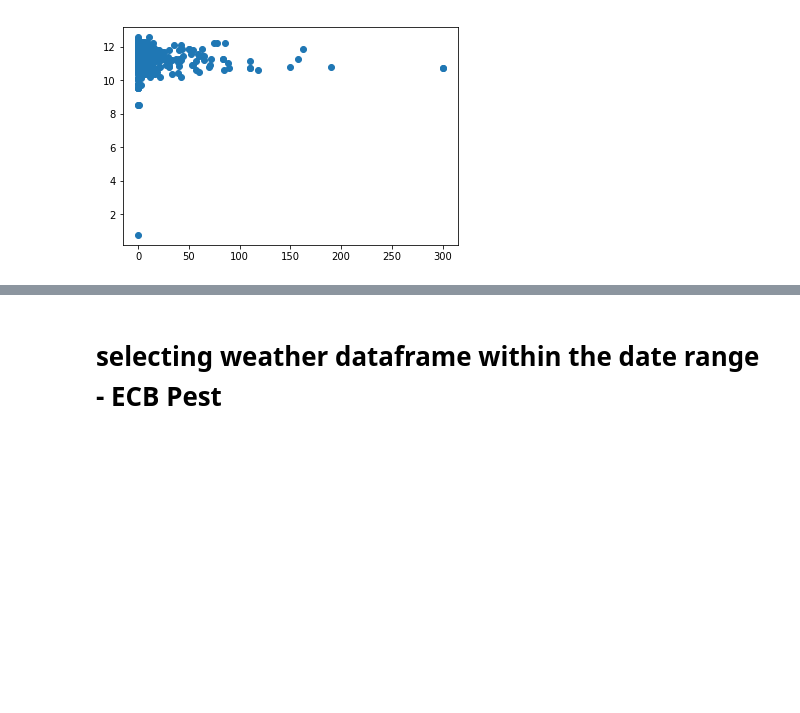
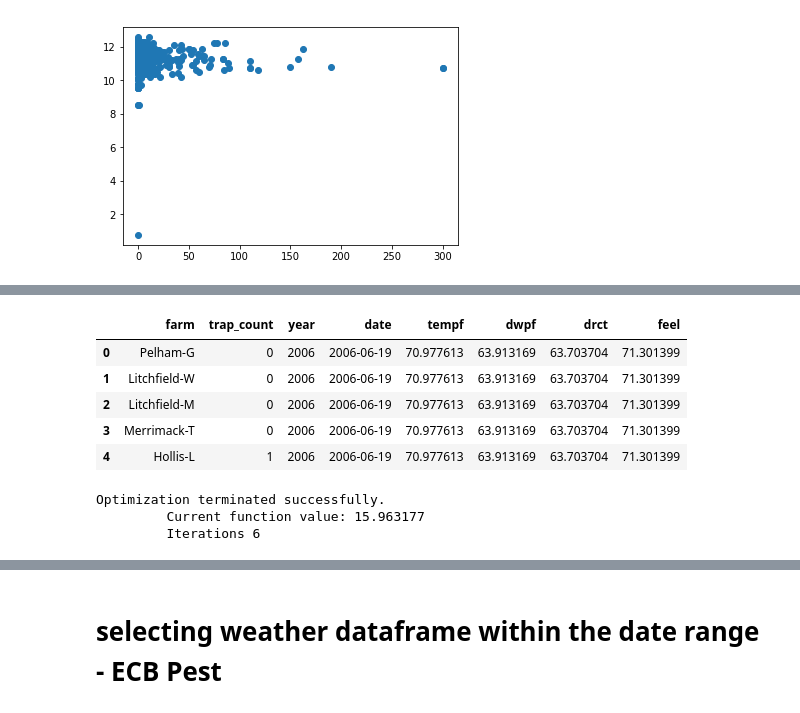
Before and after one commit to ramgautam06/CS898-Masters-Project, a Jupyter notebook: RamGautam_Project.ipynb, the cells around one changed output, grey strips where cells are left out. Saved outputs shown, nothing was run; the diff lists cells and outputs as text; code cells hidden in the pictures; blank space fills up the shorter version.

Commit message:
poisson model 1

```diff
--- a/RamGautam_Project.ipynb
+++ b/RamGautam_Project.ipynb
@@ -553,0 +536,9 @@ Root Mean Squared Eror (RMSE):  29.342627102022924
+# %%
+df_CEW_final.head()
+# %% [output]
+|  | farm | trap_count | year | date | tempf | dwpf | drct | feel |
+| 0 | Pelham-G | 0 | 2006 | 2006-06-19 | 70.977613 | 63.913169 | 63.703704 | 71.301399 |
+| 1 | Litchfield-W | 0 | 2006 | 2006-06-19 | 70.977613 | 63.913169 | 63.703704 | 71.301399 |
+| 2 | Litchfield-M | 0 | 2006 | 2006-06-19 | 70.977613 | 63.913169 | 63.703704 | 71.301399 |
+| 3 | Merrimack-T | 0 | 2006 | 2006-06-19 | 70.977613 | 63.913169 | 63.703704 | 71.301399 |
+| 4 | Hollis-L | 1 | 2006 | 2006-06-19 | 70.977613 | 63.913169 | 63.703704 | 71.301399 |
@@ -553,0 +549,6 @@ Root Mean Squared Eror (RMSE):  29.342627102022924
+# %%
+M1_CEW_pos = poisson(expr_CEW, data = df_CEW_final).fit()
+# %% [output]
+Optimization terminated successfully.
+         Current function value: 15.963177
+         Iterations 6
```
Also changed, not shown: parts of 4 cells of this notebook.
